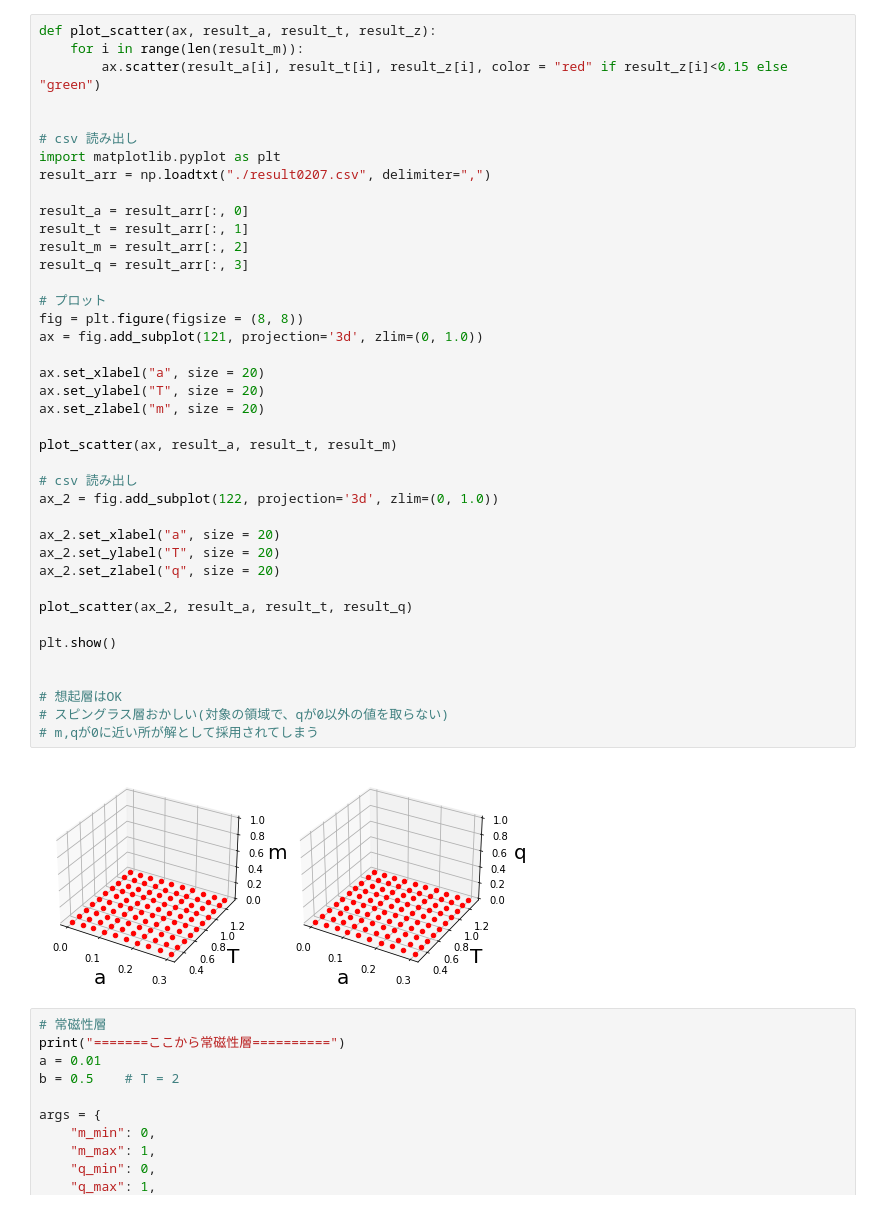
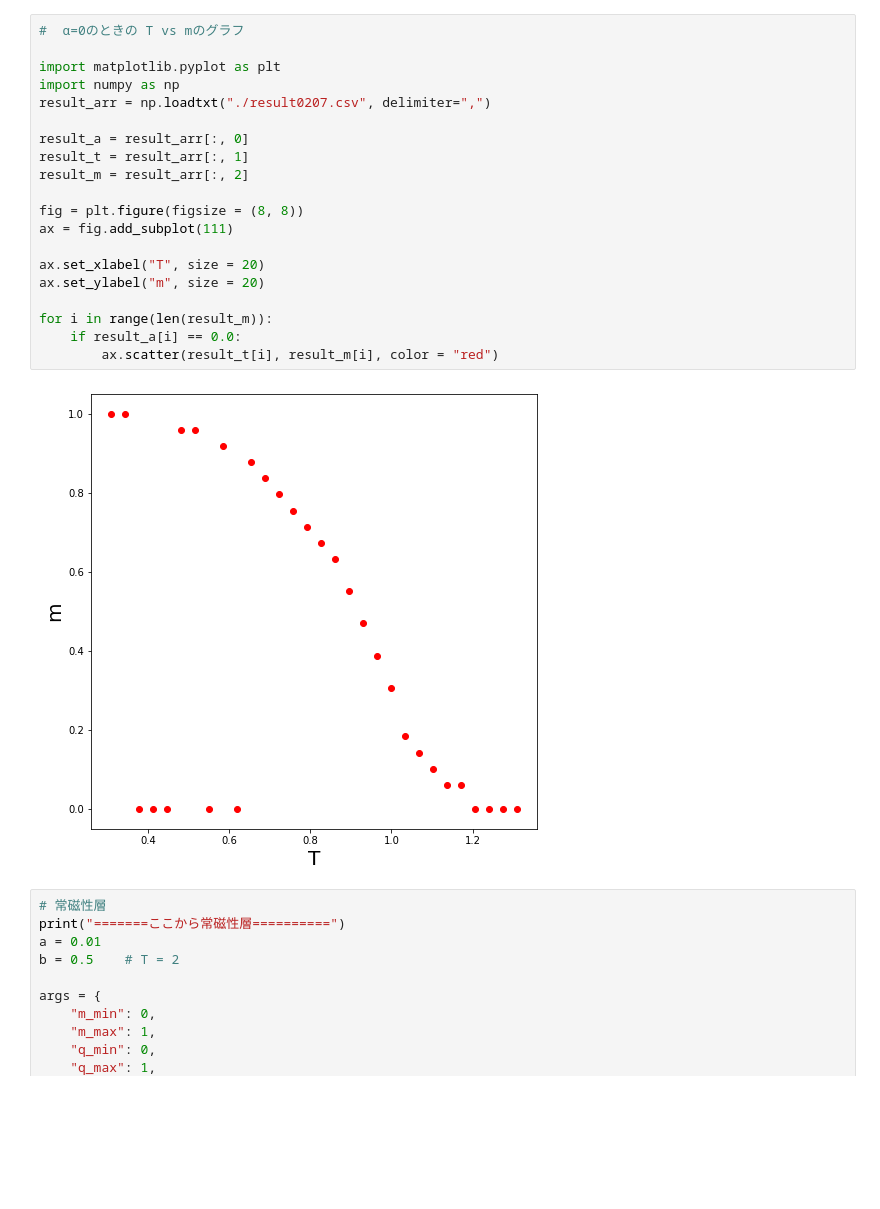
Before and after one commit to yamoyamoto/jupyter, a Jupyter notebook: fp_model/PhaseDiagram-2.ipynb, the cells around one changed output. Drawn from its saved outputs; the diff is of its cells as text; blank space fills up the shorter version.

```diff
--- a/fp_model/PhaseDiagram-2.ipynb
+++ b/fp_model/PhaseDiagram-2.ipynb
@@ -288,47 +328,27 @@ plt.show()
 [figure]
 [figure]
 # %%
-def plot_scatter(ax, result_a, result_t, result_z):
-    for i in range(len(result_m)):
-        ax.scatter(result_a[i], result_t[i], result_z[i], color = "red" if result_z[i]<0.15 else "green")
+#  α=0のときの T vs mのグラフ
 
-
-# csv 読み出し
 import matplotlib.pyplot as plt
+import numpy as np
 result_arr = np.loadtxt("./result0207.csv", delimiter=",")
 
 result_a = result_arr[:, 0]
 result_t = result_arr[:, 1]
 result_m = result_arr[:, 2]
-result_q = result_arr[:, 3]
 
-# プロット
 fig = plt.figure(figsize = (8, 8))
-ax = fig.add_subplot(121, projection='3d', zlim=(0, 1.0))
+ax = fig.add_subplot(111)
 
-ax.set_xlabel("a", size = 20)
-ax.set_ylabel("T", size = 20)
-ax.set_zlabel("m", size = 20)
+ax.set_xlabel("T", size = 20)
+ax.set_ylabel("m", size = 20)
 
-plot_scatter(ax, result_a, result_t, result_m)
-
-# csv 読み出し
-ax_2 = fig.add_subplot(122, projection='3d', zlim=(0, 1.0))
-
-ax_2.set_xlabel("a", size = 20)
-ax_2.set_ylabel("T", size = 20)
-ax_2.set_zlabel("q", size = 20)
-
-plot_scatter(ax_2, result_a, result_t, result_q)
-
-plt.show()
-
-
-# 想起層はOK
-# スピングラス層おかしい(対象の領域で、qが0以外の値を取らない)
-# m,qが0に近い所が解として採用されてしまう
+for i in range(len(result_m)):
+    if result_a[i] == 0.0:
+        ax.scatter(result_t[i], result_m[i], color = "red")
 # %% [output]
-[figure, old version]
+[figure, new version]
 # %%
 # 常磁性層
 print("=======ここから常磁性層==========")
```
Also changed, not shown: parts of 6 cells of this notebook, 4 other files.
